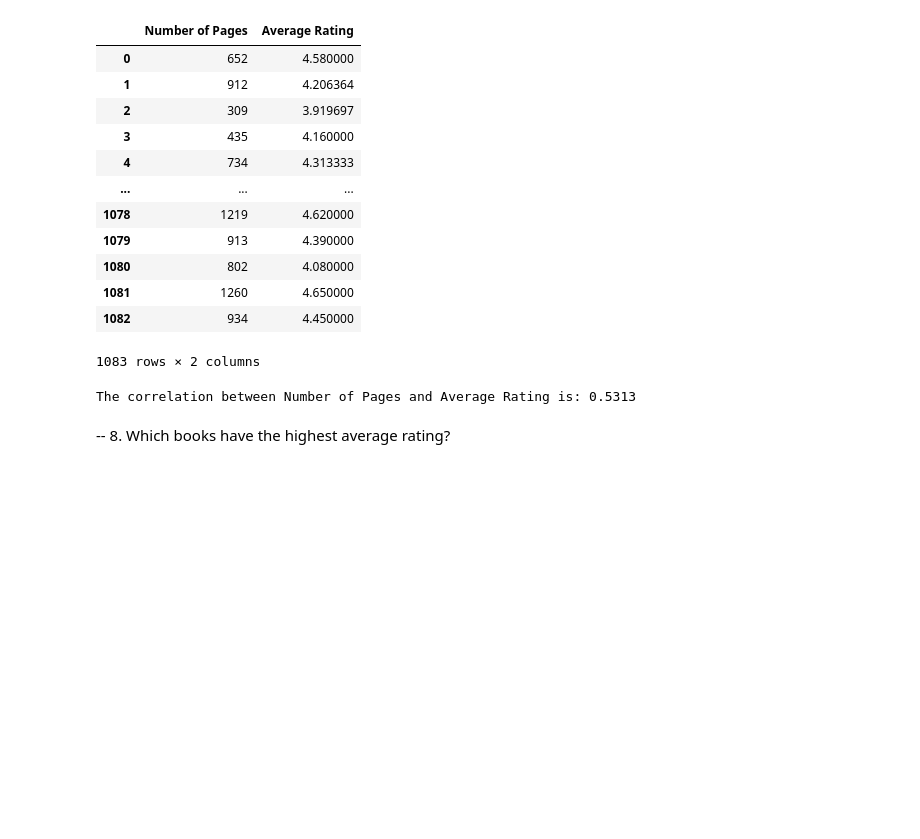
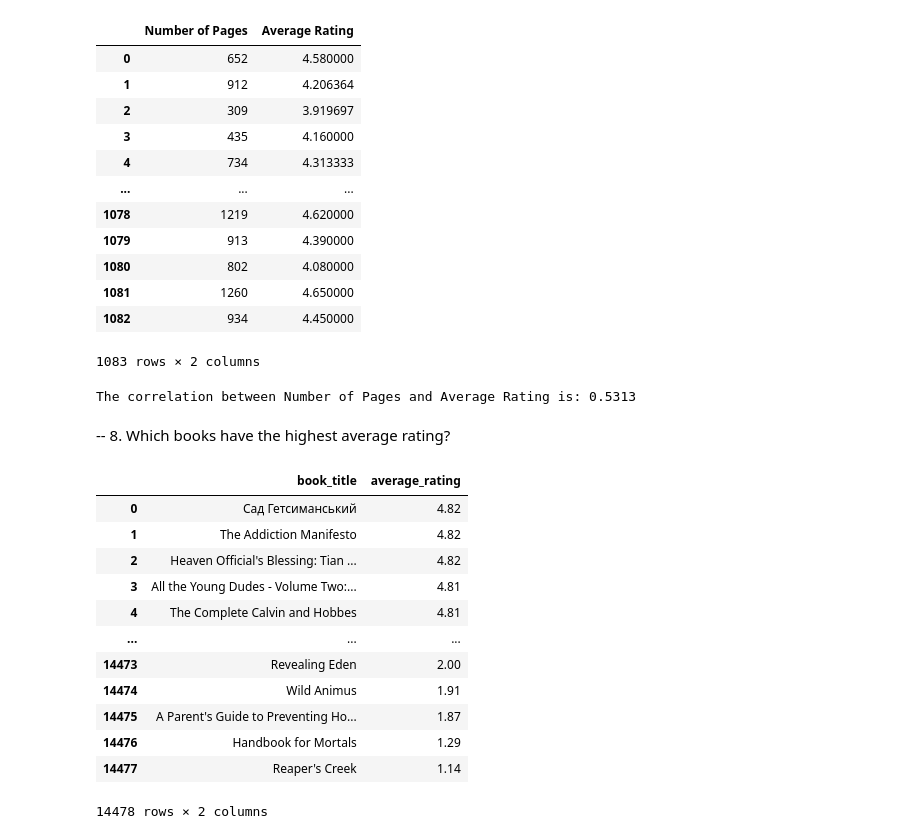
Before and after one commit to Josepdmo/Final-Project, a Jupyter notebook: SQL/SQL queries in Python.ipynb, the cells around one changed output. Cells and saved outputs as stored; diff of their text form; code cells hidden in the pictures; blank space fills up the shorter version.

```diff
--- a/SQL/SQL queries in Python.ipynb
+++ b/SQL/SQL queries in Python.ipynb
@@ -320,2 +383,29 @@ The correlation between Number of Pages and Average Rating is: 0.5313
 # %% [markdown]
 -- 8. Which books have the highest average rating?
+# %%
+with engine.connect() as connection:
+    query = text('''SELECT book_title, average_rating
+FROM Books
+WHERE num_ratings > 300
+ORDER BY average_rating DESC;
+
+
+''')
+    result8 = connection.execute(query)
+
+highest_avg_rating = pd.DataFrame(result8)
+highest_avg_rating
+# %% [output]
+|  | book_title | average_rating |
+| 0 | Сад Гетсиманський | 4.82 |
+| 1 | The Addiction Manifesto | 4.82 |
+| 2 | Heaven Official's Blessing: Tian ... | 4.82 |
+| 3 | All the Young Dudes - Volume Two:... | 4.81 |
+| 4 | The Complete Calvin and Hobbes | 4.81 |
+| ... | ... | ... |
+| 14473 | Revealing Eden | 2.00 |
+| 14474 | Wild Animus | 1.91 |
+| 14475 | A Parent's Guide to Preventing Ho... | 1.87 |
+| 14476 | Handbook for Mortals | 1.29 |
+| 14477 | Reaper's Creek | 1.14 |
+14478 rows × 2 columns
```
Also changed, not shown: parts of 13 cells of this notebook, 2 other files.
